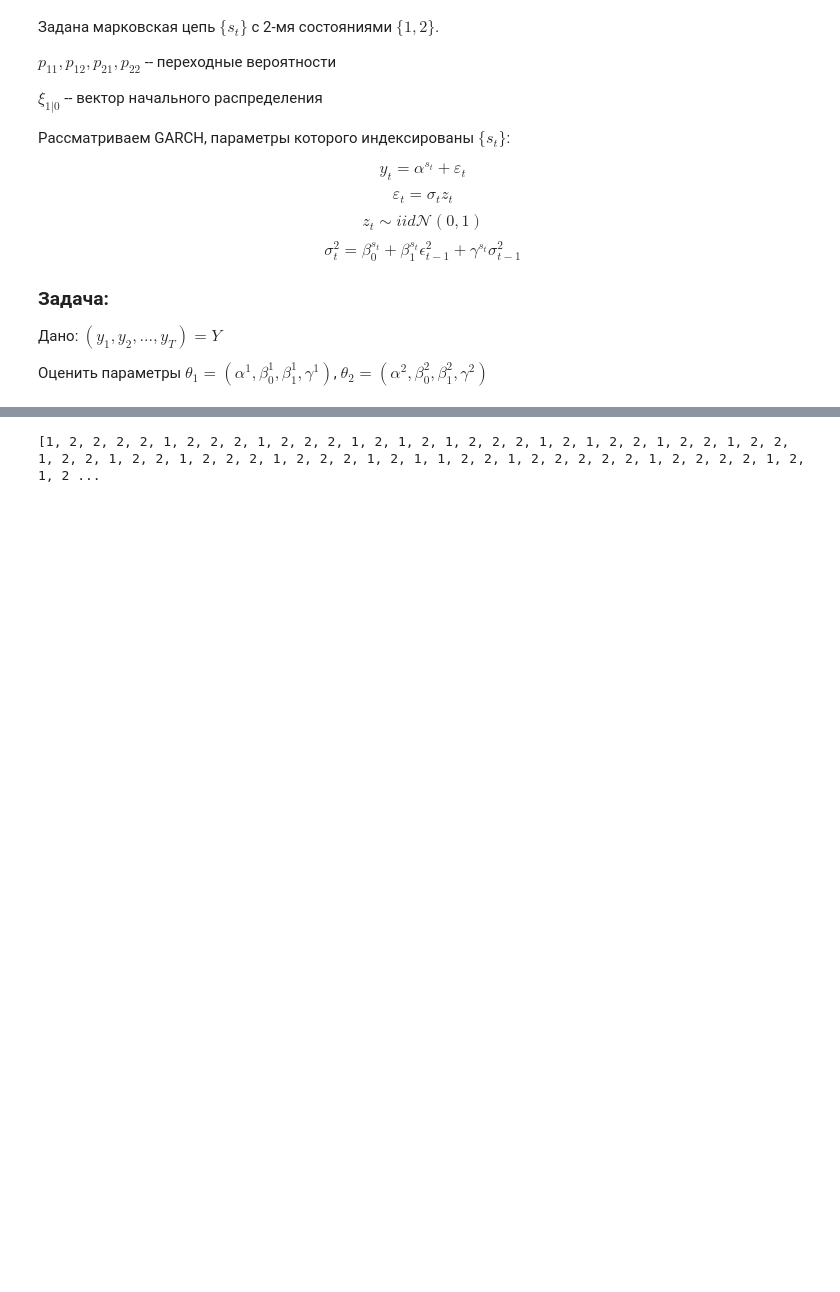
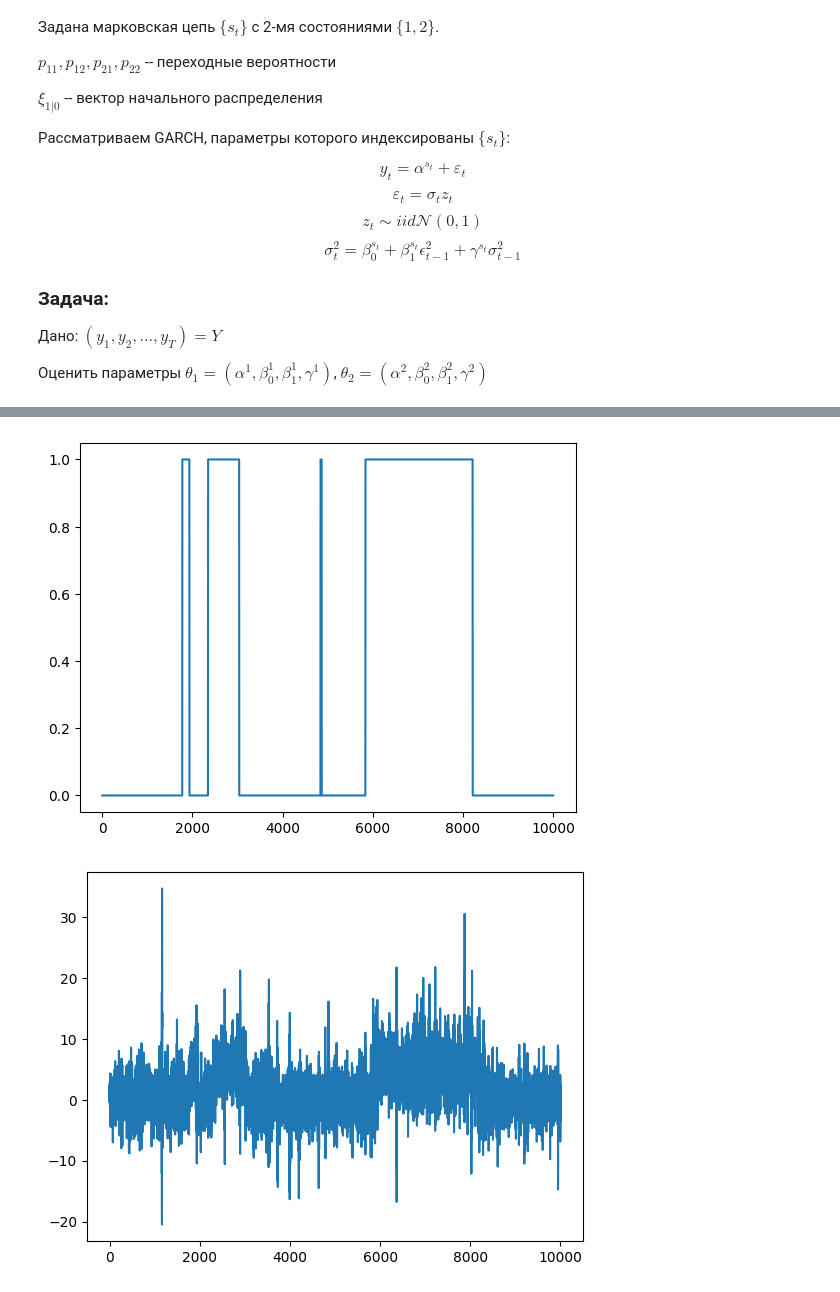
Before and after one commit to ddobryy/my, a Jupyter notebook: thesis_3rd_course/garch.ipynb, the cells around one changed output, grey strips where cells are left out. Saved outputs shown, nothing was run; the diff lists cells and outputs as text; code cells hidden in the pictures; blank space fills up the shorter version.

```diff
--- a/thesis_3rd_course/garch.ipynb
+++ b/thesis_3rd_course/garch.ipynb
@@ -276,4 +205,39 @@ plt.show()
-# %%
-print(s)
-# %% [output]
-[1, 2, 2, 2, 2, 1, 2, 2, 2, 1, 2, 2, 2, 1, 2, 1, 2, 1, 2, 2, 2, 1, 2, 1, 2, 2, 1, 2, 2, 1, 2, 2, 1, 2, 2, 1, 2, 2, 1, 2, 2, 2, 1, 2, 2, 2, 1, 2, 1, 1, 2, 2, 1, 2, 2, 2, 2, 2, 1, 2, 2, 2, 2, 1, 2, 1, 2 ...
+# %%
+p_11, p_12, p_21, p_22 = 0.999, 0.001, 0.001, 0.999
+t = 10000
+xi_0 = [0.5, 0.5]
+
+import random
+s = [random.choices([0, 1], weights=xi_0)[0]]
+for i in range(1, t):
+    if s[i - 1] == 0: s.append(random.choices([0, 1], weights=[p_11, p_12])[0])
+    else: s.append(random.choices([0, 1], weights=[p_21, p_22])[0])
+
+alpha = [0, 5]
+beta_0 = [1, 1.001]
+beta_1 = [0.3, 0.31]
+gamma = [0.6, 0.61]
+
+sigma_0sq = 1 # начнем с 1
+
+z = norm.rvs(loc=0, scale=1, size=t, random_state=42) # вектор z_t
+
+
+sigmasq = [sigma_0sq]
+epsilon = [sigmasq[0] * z[0]]
+for i in range(1, len(z)):
+    sigmasq.append(beta_0[s[i]] + beta_1[s[i]] * epsilon[i - 1]**2 + gamma[s[i]] * sigmasq[i - 1])
+    epsilon.append((sigmasq[i] ** 0.5) * z[i])
+
+y = []
+for i in range(len(z)):
+    y.append(alpha[s[i]] + epsilon[i])
+
+
+plt.plot(s)
+plt.show()
+plt.plot(y)
+plt.show()
+# %% [output]
+[figure, added]
+[figure, added]
```
Also changed, not shown: parts of 12 cells of this notebook.
